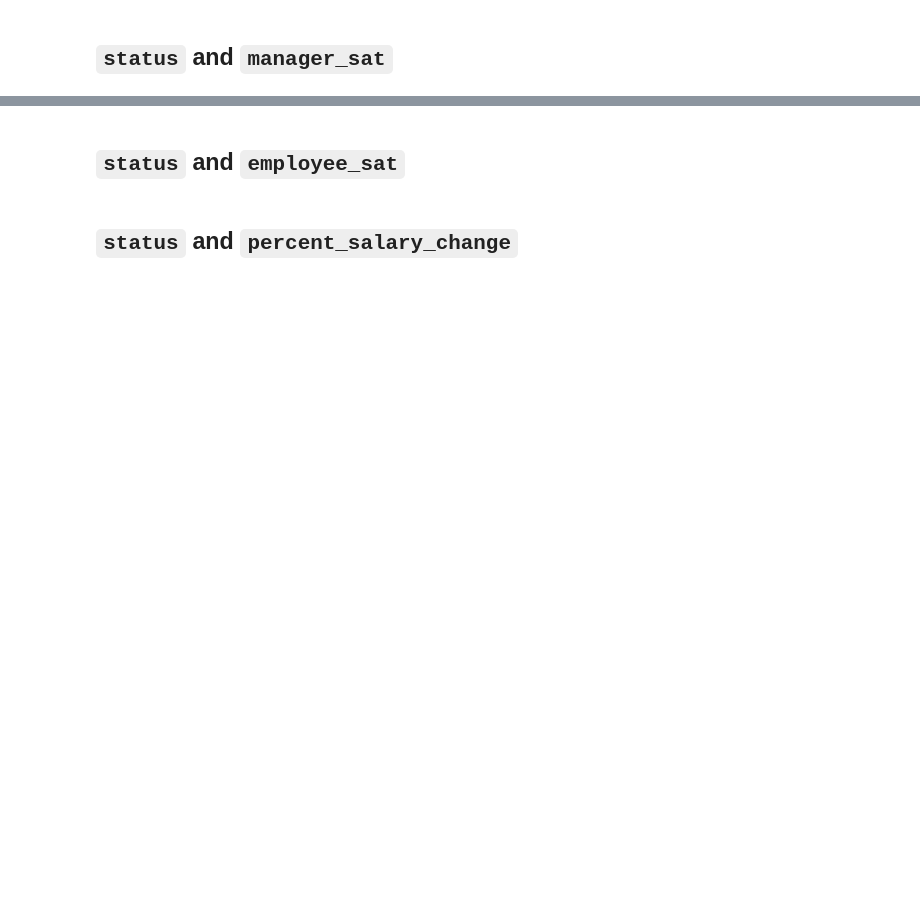
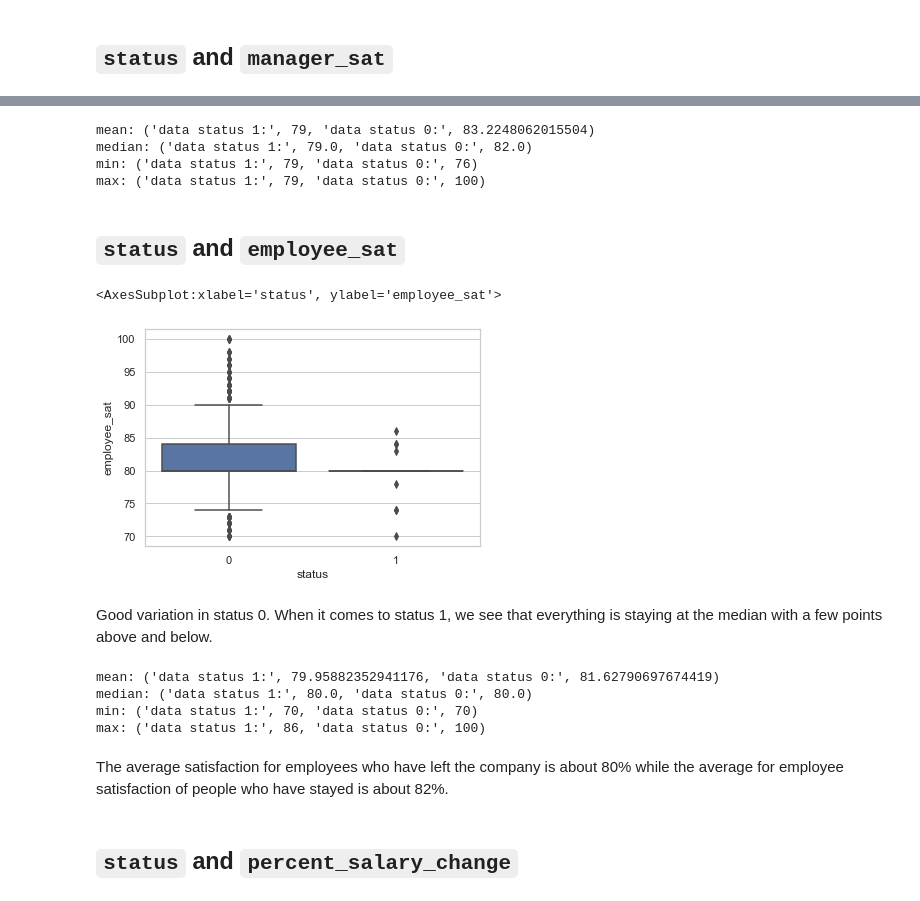
Before and after one commit to julsc256/HR_Analytics_Practice, a Jupyter notebook: People Analytics 101.ipynb, the cells around one changed output, grey strips where cells are left out. Drawn from its saved outputs; the diff is of its cells as text; code cells hidden in the pictures; blank space fills up the shorter version.

```diff
--- a/People Analytics 101.ipynb
+++ b/People Analytics 101.ipynb
@@ -1062,4 +1265,33 @@ max: ('data status 1:', 12, 'data status 0:', 20)
+# %%
+print('mean:', feature_mean(new_df, 'status', 'manager_sat'))
+print('median:', feature_median(new_df, 'status', 'manager_sat'))
+print('min:', feature_min(new_df, 'status', 'manager_sat'))
+print('max:',feature_max(new_df, 'status', 'manager_sat'))
+# %% [output]
+mean: ('data status 1:', 79, 'data status 0:', 83.2248062015504)
+median: ('data status 1:', 79.0, 'data status 0:', 82.0)
+min: ('data status 1:', 79, 'data status 0:', 76)
+max: ('data status 1:', 79, 'data status 0:', 100)
 # %% [markdown]
 ## `status` and `employee_sat`
+# %%
+sns.boxplot(x = 'status', y = 'employee_sat', data = new_df)
+# %% [output]
+<AxesSubplot:xlabel='status', ylabel='employee_sat'>
+[figure, added]
+# %% [markdown]
+Good variation in status 0.  When it comes to status 1, we see that everything is staying at the median with a few points above and below.
+# %%
+print('mean:', feature_mean(new_df, 'status', 'employee_sat'))
+print('median:', feature_median(new_df, 'status', 'employee_sat'))
+print('min:', feature_min(new_df, 'status', 'employee_sat'))
+print('max:',feature_max(new_df, 'status', 'employee_sat'))
+# %% [output]
+mean: ('data status 1:', 79.95882352941176, 'data status 0:', 81.62790697674419)
+median: ('data status 1:', 80.0, 'data status 0:', 80.0)
+min: ('data status 1:', 70, 'data status 0:', 70)
+max: ('data status 1:', 86, 'data status 0:', 100)
+# %% [markdown]
+The average satisfaction for employees who have left the company is about 80% while the average for employee satisfaction of people who have stayed is about 82%.
 # %% [markdown]
 ## `status` and `percent_salary_change`
```
Also changed, not shown: parts of 56 cells of this notebook.
